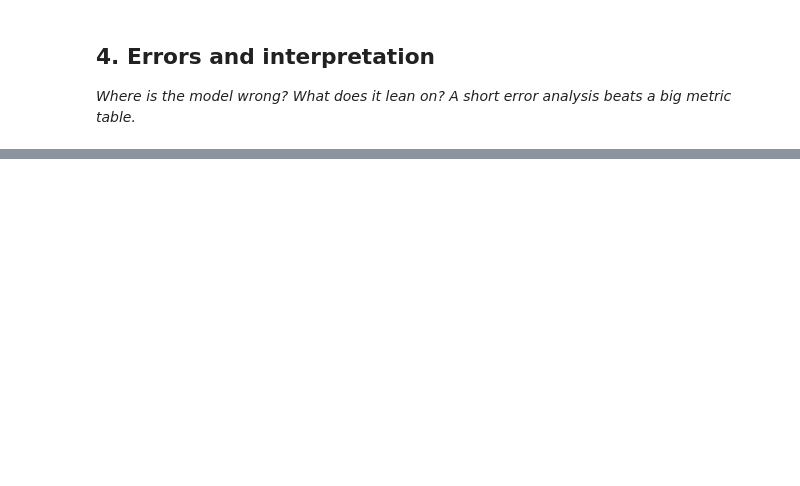
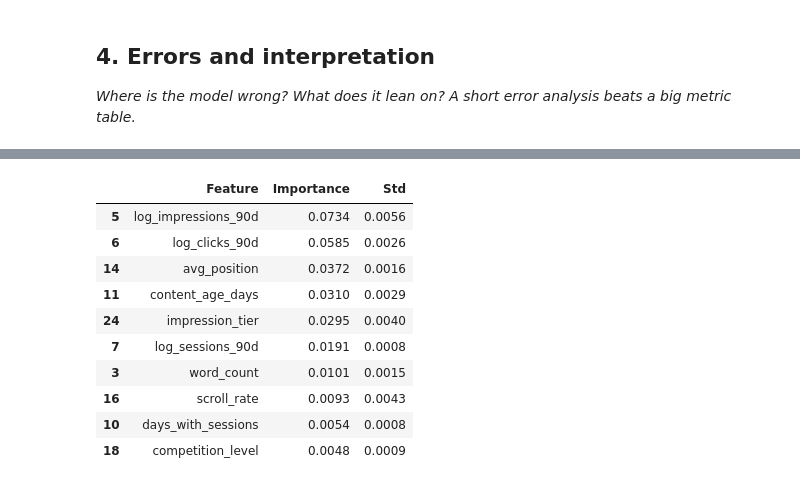
Before and after one commit to rashmita-21/Flyrank-ML-Internship, a Jupyter notebook: work/notebooks/w05_model.ipynb, the cells around one changed output, grey strips where cells are left out. Saved outputs shown, nothing was run; the diff lists cells and outputs as text; code cells hidden in the pictures; blank space fills up the shorter version.

Commit message:
Complete Week 5 ML model training and evaluation

```diff
--- a/work/notebooks/w05_model.ipynb
+++ b/work/notebooks/w05_model.ipynb
@@ -36,0 +389,76 @@ This skeleton is yours to fill. Work the sections **in order** — each one has
+# %%
+from sklearn.inspection import permutation_importance
+
+# Calculate permutation importance on held-out test data
+importance = permutation_importance(
+    model,
+    X_test,
+    y_test,
+    scoring="average_precision",
+    n_repeats=5,
+    random_state=42,
+    n_jobs=-1
+)
+
+importance_df = pd.DataFrame({
+    "Feature": feature_columns,
+    "Importance": importance.importances_mean,
+    "Std": importance.importances_std
+}).sort_values("Importance", ascending=False)
+
+print("Top 10 features by permutation importance:")
+display(importance_df.head(10).round(4))
+
+# Prepare test predictions for error inspection
+error_df = test_df[
+    ["content_id", "client_id", "is_declining_label"]
+].copy()
+
+error_df["predicted_probability"] = model_scores
+error_df["predicted_label"] = (model_scores >= 0.5).astype(int)
+
+# False positives: predicted declining, actually not declining
+false_positives = error_df[
+    (error_df["predicted_label"] == 1) &
+    (error_df["is_declining_label"] == 0)
+].sort_values("predicted_probability", ascending=False)
+
+# False negatives: actually declining, predicted not declining
+false_negatives = error_df[
+    (error_df["predicted_label"] == 0) &
+    (error_df["is_declining_label"] == 1)
+].sort_values("predicted_probability", ascending=True)
+
+print("\nThree false positives:")
+display(false_positives.head(3))
+
+print("\nThree false negatives:")
+display(false_negatives.head(3))
+
+# Include useful context for interpreting the errors
+context_columns = [
+    col for col in [
+        "content_age_days",
+        "impressions_90d",
+        "days_since_last_update",
+        "content_type",
+        "main_intent"
+    ]
+    if col in test_df.columns
+]
+
+if context_columns:
+    print("\nContext for false positives:")
+    display(
+        test_df.loc[
+            false_positives.head(3).index, context_columns
+        ]
+    )
+
+    print("\nContext for false negatives:")
+    display(
+        test_df.loc[
+            false_negatives.head(3).index, context_columns
+        ]
+    )
+# %% [output]
@@ -36,0 +466,11 @@ This skeleton is yours to fill. Work the sections **in order** — each one has
+|  | Feature | Importance | Std |
+| 5 | log_impressions_90d | 0.0734 | 0.0056 |
+| 6 | log_clicks_90d | 0.0585 | 0.0026 |
+| 14 | avg_position | 0.0372 | 0.0016 |
+| 11 | content_age_days | 0.0310 | 0.0029 |
+| 24 | impression_tier | 0.0295 | 0.0040 |
+| 7 | log_sessions_90d | 0.0191 | 0.0008 |
+| 3 | word_count | 0.0101 | 0.0015 |
+| 16 | scroll_rate | 0.0093 | 0.0043 |
+| 10 | days_with_sessions | 0.0054 | 0.0008 |
+| 18 | competition_level | 0.0048 | 0.0009 |
```
Also changed, not shown: parts of 13 cells of this notebook.
